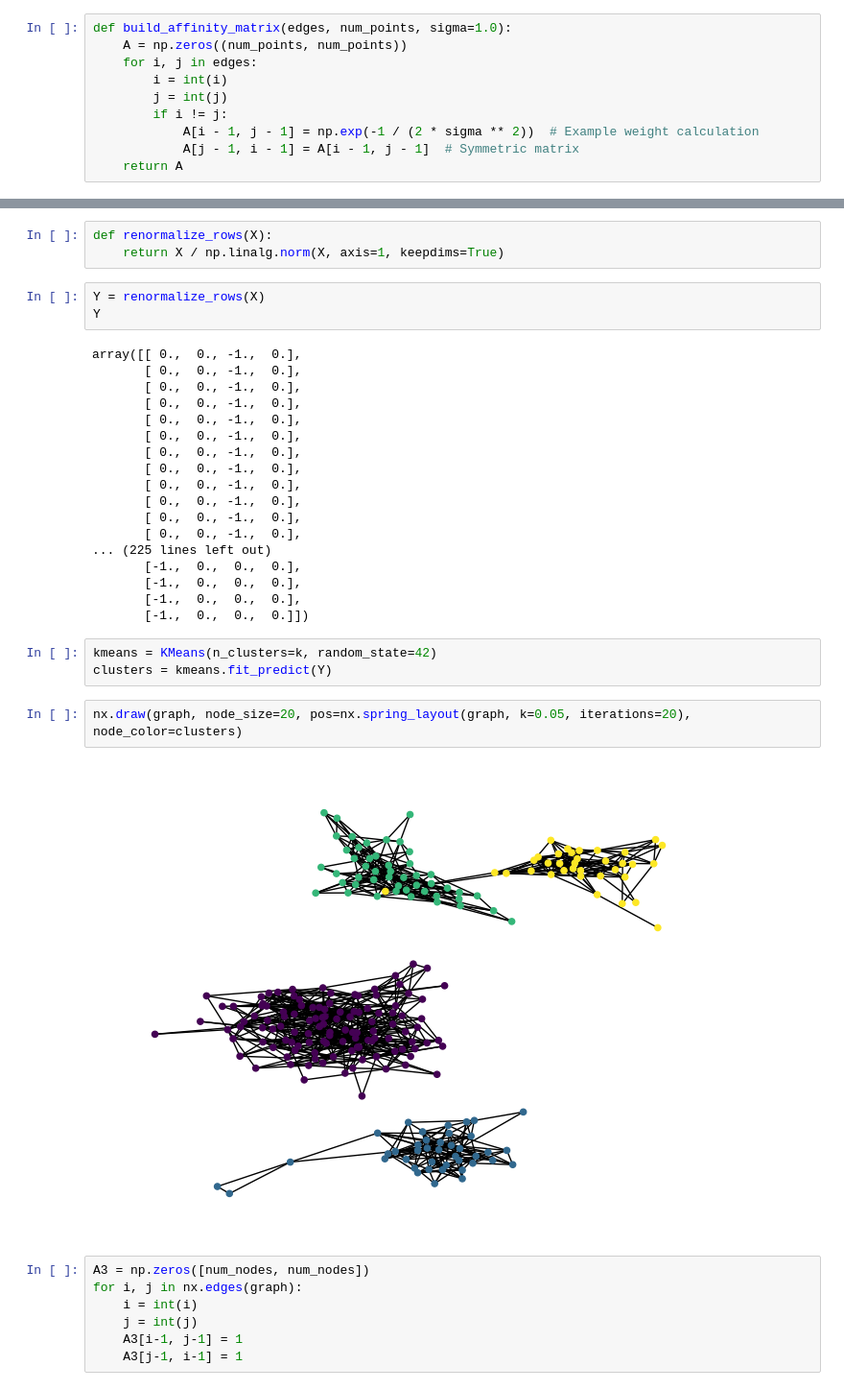
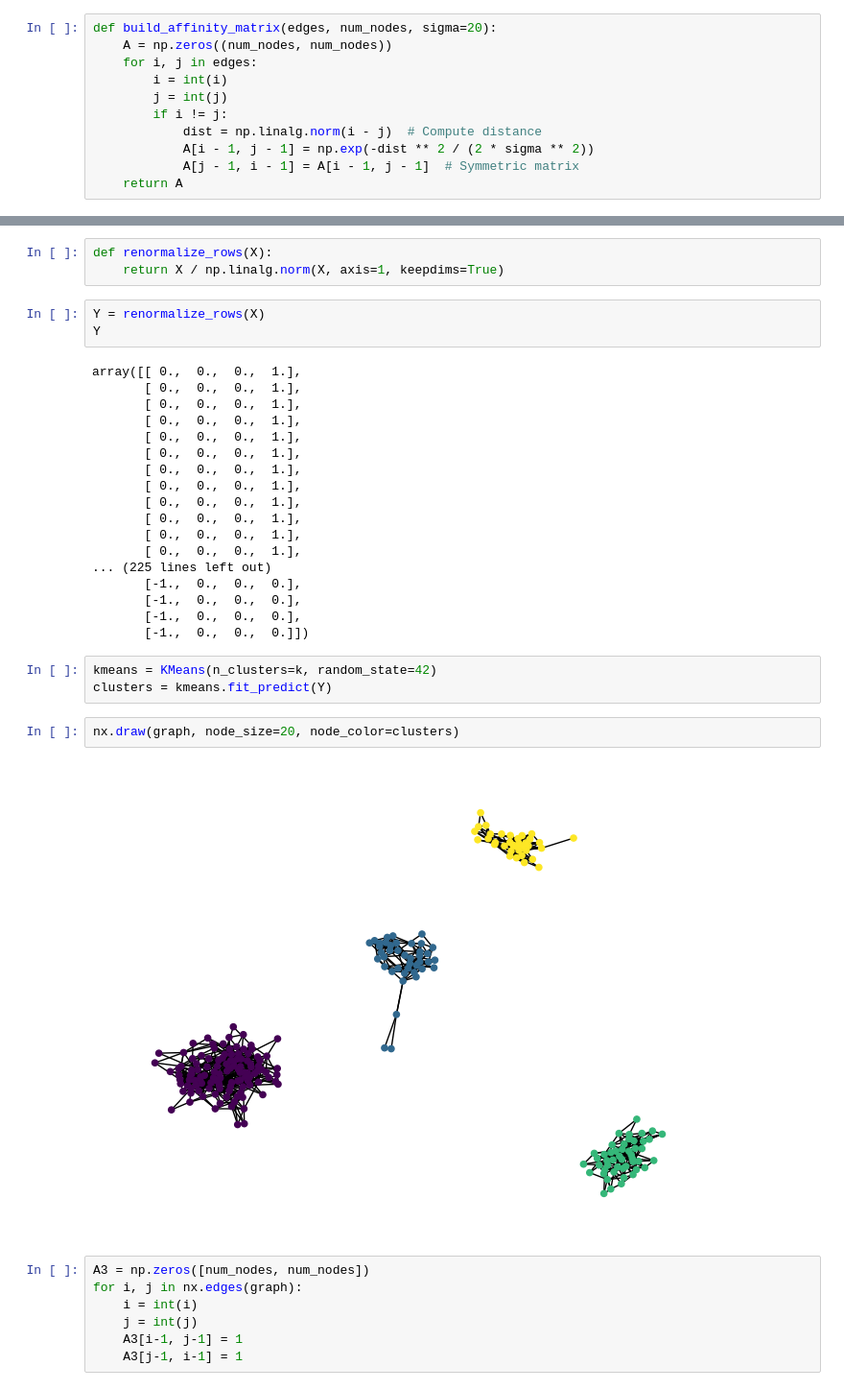
Before and after one commit to haya-hyh/datamining, a Jupyter notebook: HW4/main.ipynb, the cells around one changed output, grey strips where cells are left out. Shown: that part at 96% size. Saved outputs shown, nothing was run; the diff lists cells and outputs as text.

Commit message:
changed the method for affinity matrix

```diff
--- a/HW4/main.ipynb
+++ b/HW4/main.ipynb
@@ -26,11 +26,12 @@ nx.draw(graph, node_size=20)
 # %%
-def build_affinity_matrix(edges, num_points, sigma=1.0):
-    A = np.zeros((num_points, num_points))
+def build_affinity_matrix(edges, num_nodes, sigma=20):
+    A = np.zeros((num_nodes, num_nodes))
     for i, j in edges:
         i = int(i)
         j = int(j)
         if i != j:
-            A[i - 1, j - 1] = np.exp(-1 / (2 * sigma ** 2))  # Example weight calculation
+            dist = np.linalg.norm(i - j)  # Compute distance
+            A[i - 1, j - 1] = np.exp(-dist ** 2 / (2 * sigma ** 2))
             A[j - 1, i - 1] = A[i - 1, j - 1]  # Symmetric matrix
     return A
 # %%
@@ -136,18 +137,18 @@ def renormalize_rows(X):
 Y = renormalize_rows(X)
 Y
 # %% [output]
-array([[ 0.,  0., -1.,  0.],
-       [ 0.,  0., -1.,  0.],
-       [ 0.,  0., -1.,  0.],
-       [ 0.,  0., -1.,  0.],
-       [ 0.,  0., -1.,  0.],
-       [ 0.,  0., -1.,  0.],
-       [ 0.,  0., -1.,  0.],
-       [ 0.,  0., -1.,  0.],
-       [ 0.,  0., -1.,  0.],
-       [ 0.,  0., -1.,  0.],
-       [ 0.,  0., -1.,  0.],
-       [ 0.,  0., -1.,  0.],
+array([[ 0.,  0.,  0.,  1.],
+       [ 0.,  0.,  0.,  1.],
+       [ 0.,  0.,  0.,  1.],
+       [ 0.,  0.,  0.,  1.],
+       [ 0.,  0.,  0.,  1.],
+       [ 0.,  0.,  0.,  1.],
+       [ 0.,  0.,  0.,  1.],
+       [ 0.,  0.,  0.,  1.],
+       [ 0.,  0.,  0.,  1.],
+       [ 0.,  0.,  0.,  1.],
+       [ 0.,  0.,  0.,  1.],
+       [ 0.,  0.,  0.,  1.],
 ... (225 lines left out)
        [-1.,  0.,  0.,  0.],
        [-1.,  0.,  0.,  0.],
@@ -157,9 +158,9 @@ array([[ 0.,  0., -1.,  0.],
 kmeans = KMeans(n_clusters=k, random_state=42)
 clusters = kmeans.fit_predict(Y)
 # %%
-nx.draw(graph, node_size=20, pos=nx.spring_layout(graph, k=0.05, iterations=20), node_color=clusters)
+nx.draw(graph, node_size=20, node_color=clusters)
 # %% [output]
-[figure, old version]
+[figure, new version]
 # %%
 A3 = np.zeros([num_nodes, num_nodes])
 for i, j in nx.edges(graph):
```
Also changed, not shown: parts of 20 cells of this notebook, 1 other file.
